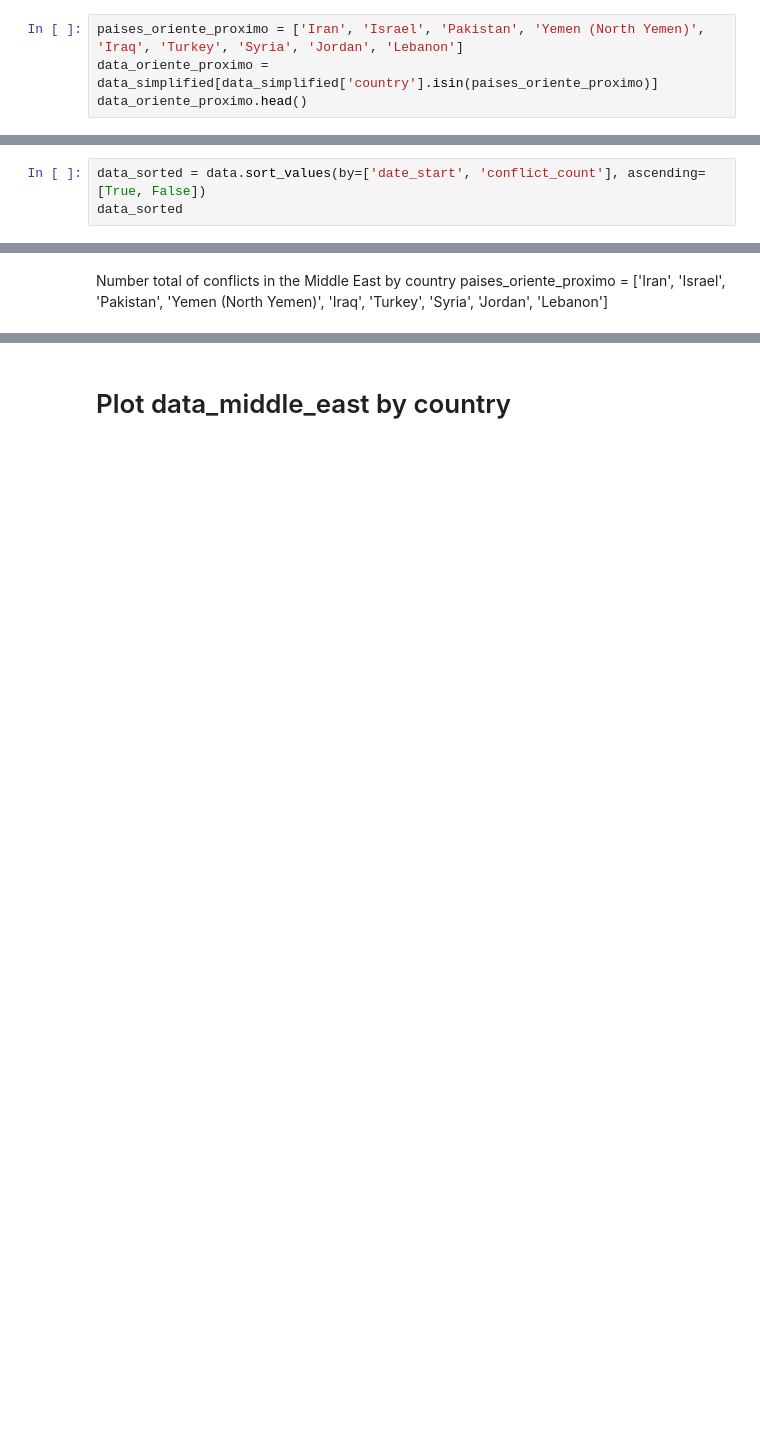
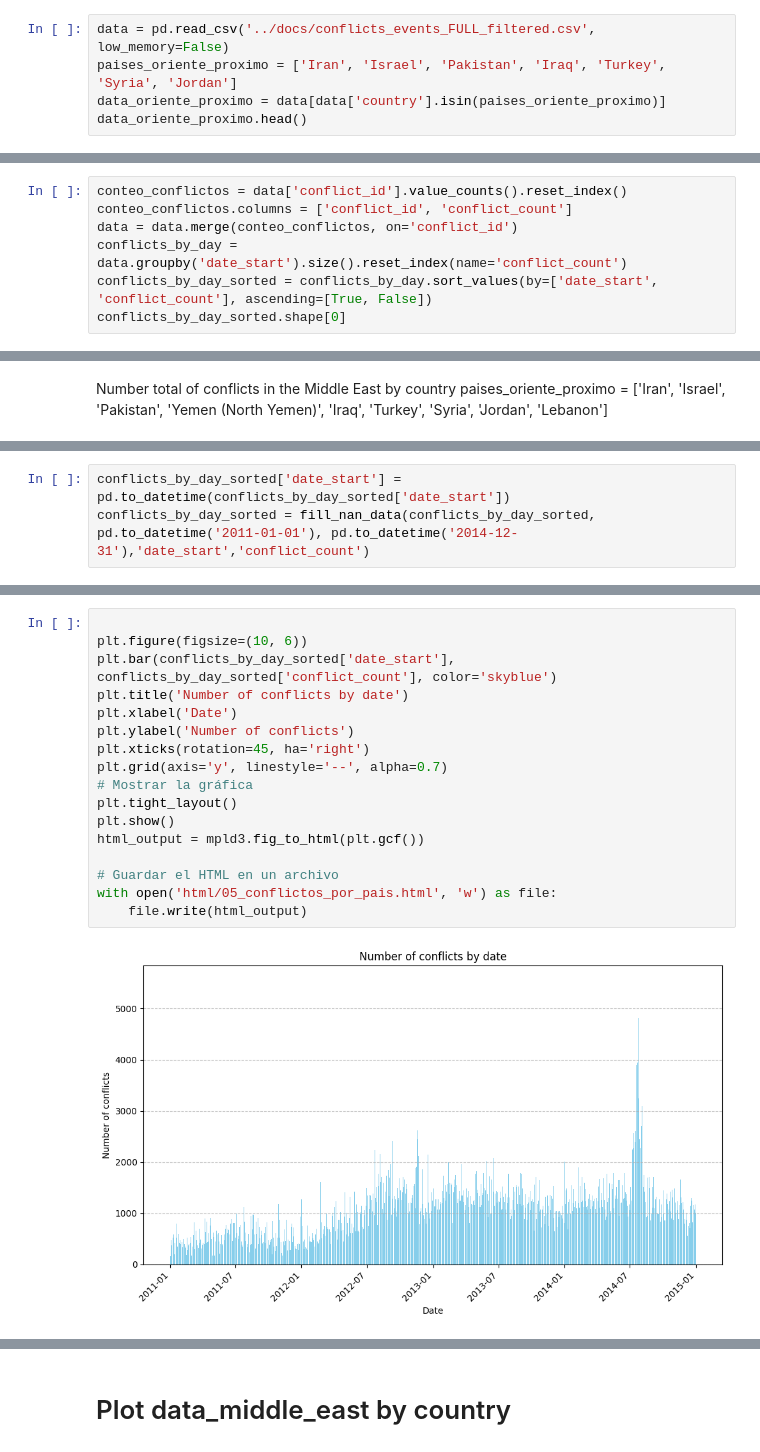
Before and after one commit to sirtxo/-EDA_MiddleEast_Conflicts_Energy, a Jupyter notebook: notebooks/Data_Analisis.ipynb, the cells around one changed output, grey strips where cells are left out. Drawn from its saved outputs; the diff is of its cells as text; blank space fills up the shorter version.

```diff
--- a/notebooks/Data_Analisis.ipynb
+++ b/notebooks/Data_Analisis.ipynb
@@ -106,6 +119,7 @@ with open('html/01_conflictos_por_pais.html', 'w') as file:
 # %% [markdown]
 # Number of conflicts in the Middle East by country
 # %%
-paises_oriente_proximo = ['Iran', 'Israel', 'Pakistan', 'Yemen (North Yemen)', 'Iraq', 'Turkey', 'Syria', 'Jordan', 'Lebanon']
-data_oriente_proximo = data_simplified[data_simplified['country'].isin(paises_oriente_proximo)]
+data = pd.read_csv('../docs/conflicts_events_FULL_filtered.csv', low_memory=False)
+paises_oriente_proximo = ['Iran', 'Israel', 'Pakistan', 'Iraq', 'Turkey', 'Syria', 'Jordan']
+data_oriente_proximo = data[data['country'].isin(paises_oriente_proximo)]
 data_oriente_proximo.head()
@@ -119,6 +126,10 @@ data_oriente_proximo.head()
 # %% [markdown]
 Number total of conflicts in the Middle East by country
 # %%
-data_sorted = data.sort_values(by=['date_start', 'conflict_count'], ascending=[True, False])
-data_sorted
+conteo_conflictos = data['conflict_id'].value_counts().reset_index()
+conteo_conflictos.columns = ['conflict_id', 'conflict_count']
+data = data.merge(conteo_conflictos, on='conflict_id')
+conflicts_by_day = data.groupby('date_start').size().reset_index(name='conflict_count')
+conflicts_by_day_sorted = conflicts_by_day.sort_values(by=['date_start', 'conflict_count'], ascending=[True, False])
+conflicts_by_day_sorted.shape[0]
 # %% [output]
@@ -154,0 +139,3 @@ data_middle_east.shape[0]
+# %%
+conflicts_by_day_sorted['date_start'] = pd.to_datetime(conflicts_by_day_sorted['date_start'])
+conflicts_by_day_sorted = fill_nan_data(conflicts_by_day_sorted, pd.to_datetime('2011-01-01'), pd.to_datetime('2014-12-31'),'date_start','conflict_count')
@@ -154,0 +148,19 @@ data_middle_east.shape[0]
+# %%
+
+plt.figure(figsize=(10, 6))
+plt.bar(conflicts_by_day_sorted['date_start'], conflicts_by_day_sorted['conflict_count'], color='skyblue')
+plt.title('Number of conflicts by date')
+plt.xlabel('Date')
+plt.ylabel('Number of conflicts')
+plt.xticks(rotation=45, ha='right')
+plt.grid(axis='y', linestyle='--', alpha=0.7)
+# Mostrar la gráfica
+plt.tight_layout()
+plt.show()
+html_output = mpld3.fig_to_html(plt.gcf())
+
+# Guardar el HTML en un archivo
+with open('html/05_conflictos_por_pais.html', 'w') as file:
+    file.write(html_output)
+# %% [output]
+[figure, added]
```
Also changed, not shown: parts of 60 cells of this notebook, 2 other files.
